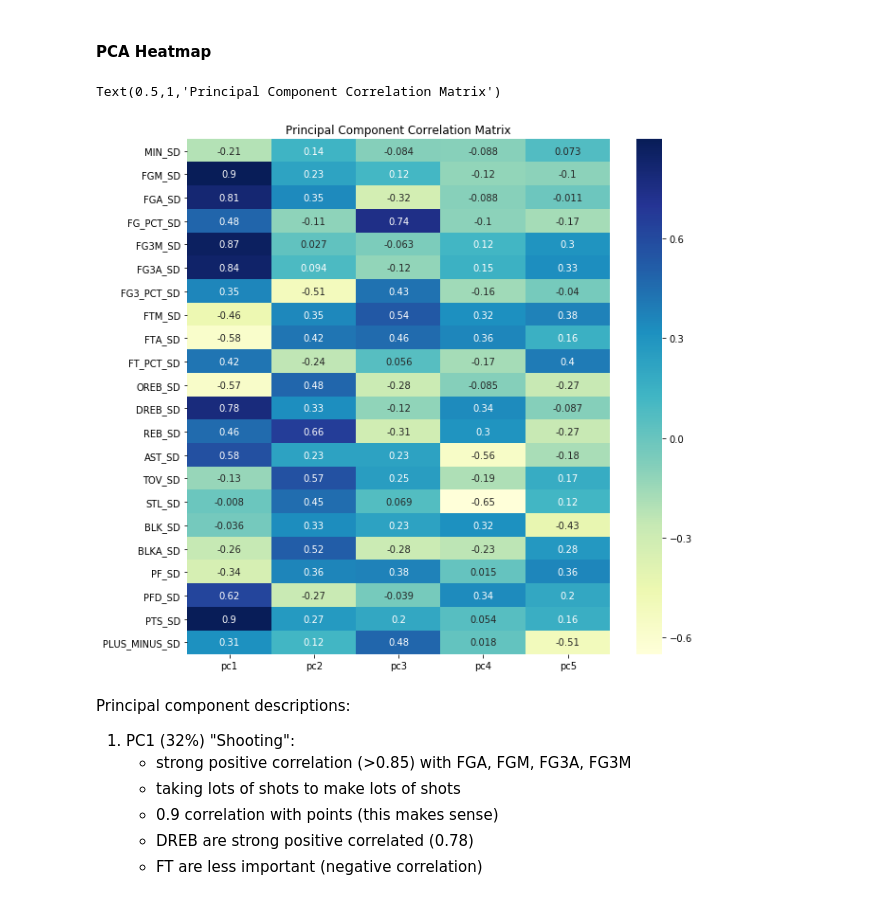
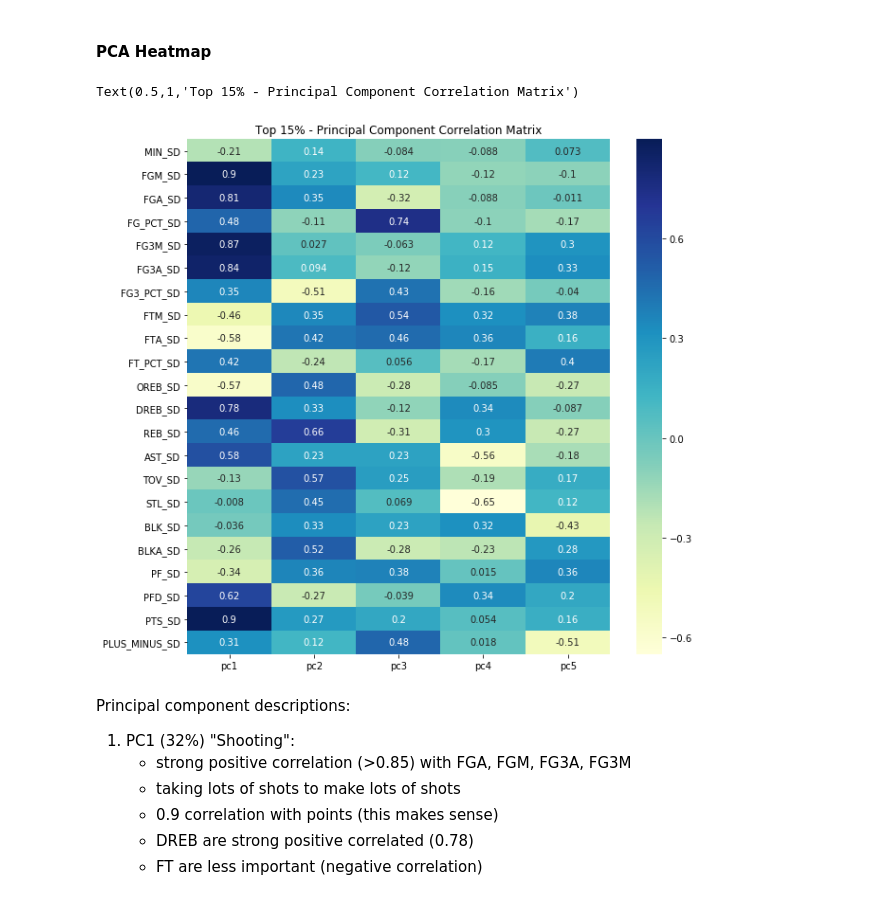
Before and after one commit to Mayer-Yang/NBA_Winner, a Jupyter notebook: Stephen/team_valuation.ipynb, the cells around one changed output. Drawn from its saved outputs; the diff is of its cells as text; code cells hidden in the pictures.

```diff
--- a/Stephen/team_valuation.ipynb
+++ b/Stephen/team_valuation.ipynb
@@ -243,11 +244,11 @@ total explained variance: 0.8985038488709906
 # %%
 # plot heatmap
 fig, ax = plt.subplots(figsize=(10,10))
 sns.heatmap(ax=ax,data=top5_loadings.iloc[:,:5], annot=True, cmap="YlGnBu")
-ax.set_title('Principal Component Correlation Matrix')
+ax.set_title('Top 15% - Principal Component Correlation Matrix')
 # %% [output]
-Text(0.5,1,'Principal Component Correlation Matrix')
+Text(0.5,1,'Top 15% - Principal Component Correlation Matrix')
-[figure, old version]
+[figure, new version]
 # %% [markdown]
 Principal component descriptions:
 1. PC1 (32%) "Shooting":
```
Also changed, not shown: parts of 2 cells of this notebook, 1 other file.
